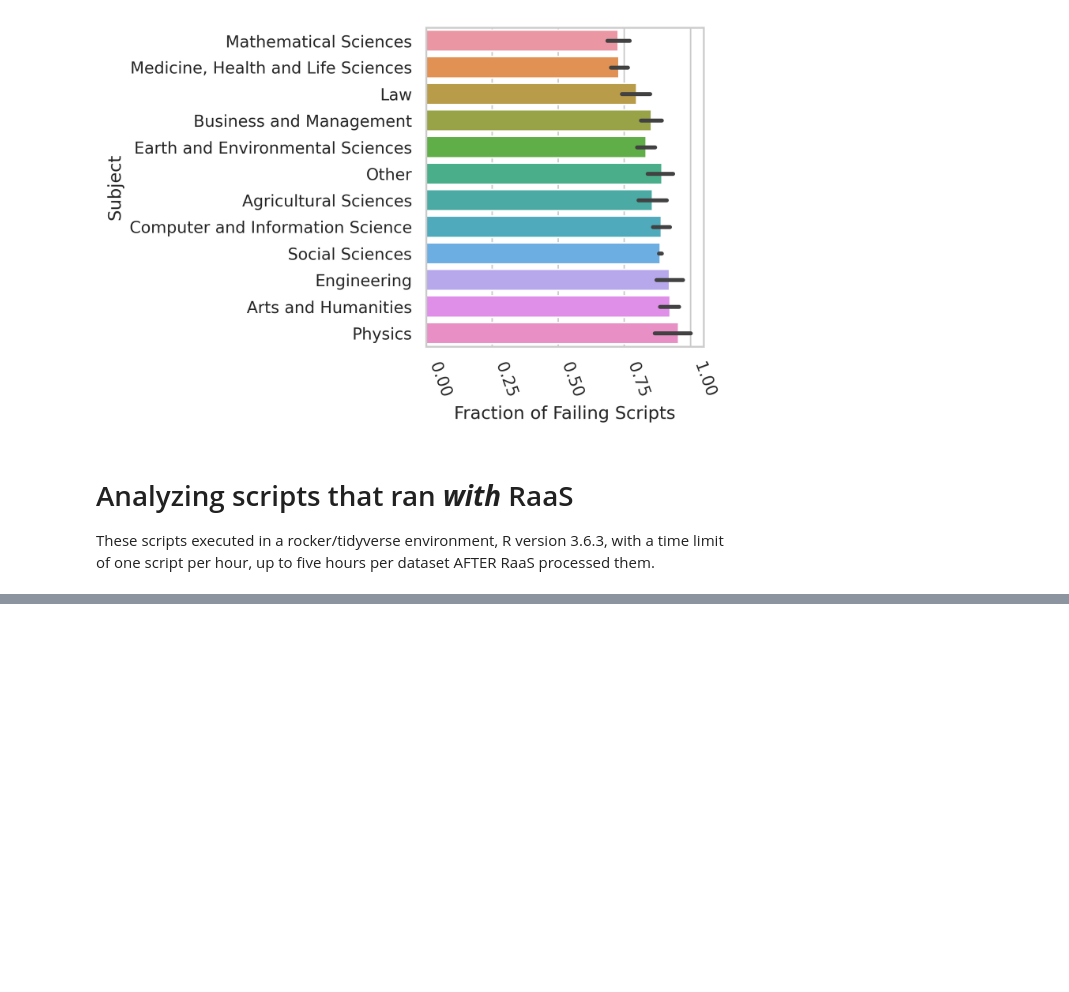
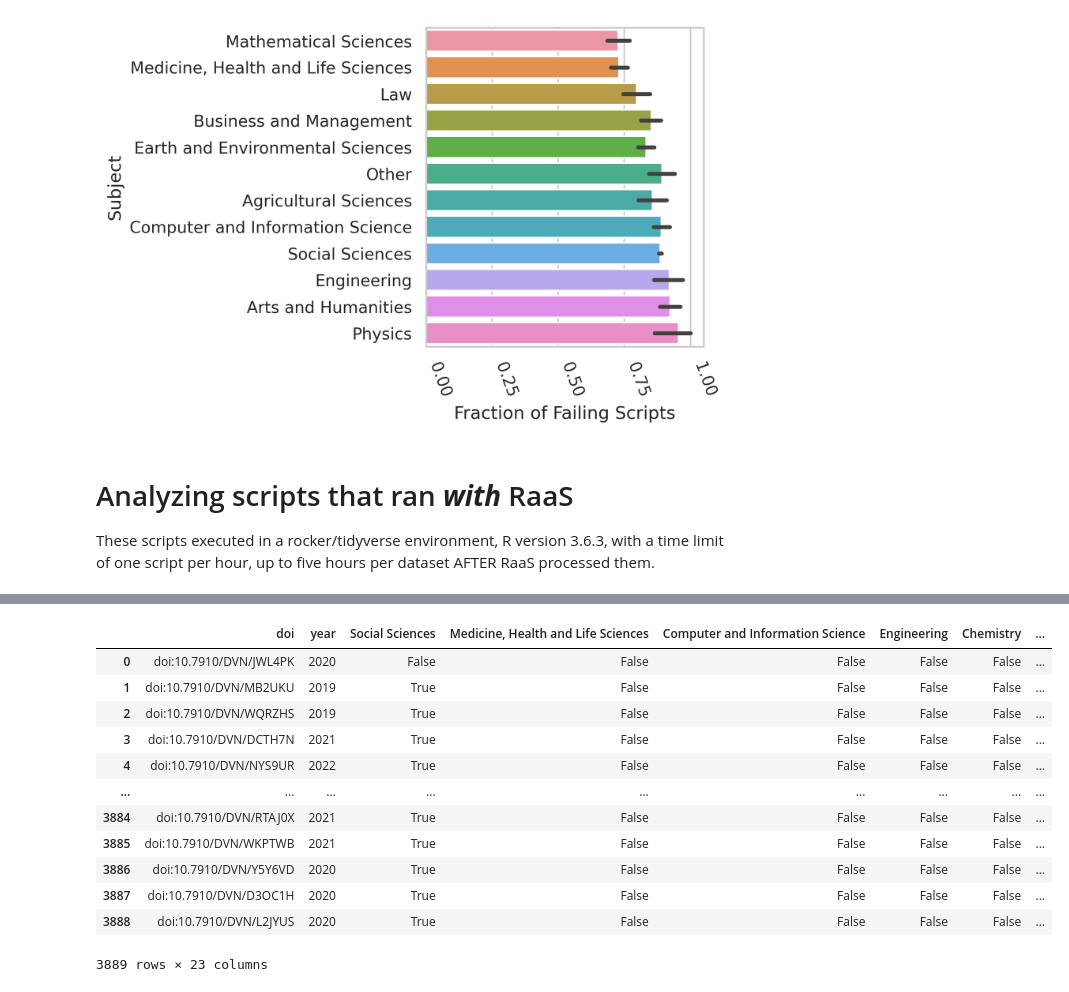
Before and after one commit to jwons/raas-eval, a Jupyter notebook: scripts/generate_figures_plots.ipynb, the cells around one changed output, grey strips where cells are left out. Saved outputs shown, nothing was run; the diff lists cells and outputs as text; code cells hidden in the pictures; blank space fills up the shorter version.

```diff
--- a/scripts/generate_figures_plots.ipynb
+++ b/scripts/generate_figures_plots.ipynb
@@ -484,0 +545,16 @@ both_scripts_df
+# %%
+both_datasets_df
+# %% [output]
+|  | doi | year | Social Sciences | Medicine, Health and Life Sciences | Computer and Information Science | Engineering | Chemistry | ... |
+| 0 | doi:10.7910/DVN/JWL4PK | 2020 | False | False | False | False | False | ... |
+| 1 | doi:10.7910/DVN/MB2UKU | 2019 | True | False | False | False | False | ... |
+| 2 | doi:10.7910/DVN/WQRZHS | 2019 | True | False | False | False | False | ... |
+| 3 | doi:10.7910/DVN/DCTH7N | 2021 | True | False | False | False | False | ... |
+| 4 | doi:10.7910/DVN/NYS9UR | 2022 | True | False | False | False | False | ... |
+| ... | ... | ... | ... | ... | ... | ... | ... | ... |
+| 3884 | doi:10.7910/DVN/RTAJ0X | 2021 | True | False | False | False | False | ... |
+| 3885 | doi:10.7910/DVN/WKPTWB | 2021 | True | False | False | False | False | ... |
+| 3886 | doi:10.7910/DVN/Y5Y6VD | 2020 | True | False | False | False | False | ... |
+| 3887 | doi:10.7910/DVN/D3OC1H | 2020 | True | False | False | False | False | ... |
+| 3888 | doi:10.7910/DVN/L2JYUS | 2020 | True | False | False | False | False | ... |
+3889 rows × 23 columns
```
Also changed, not shown: parts of 5 cells of this notebook, 4 other files.
